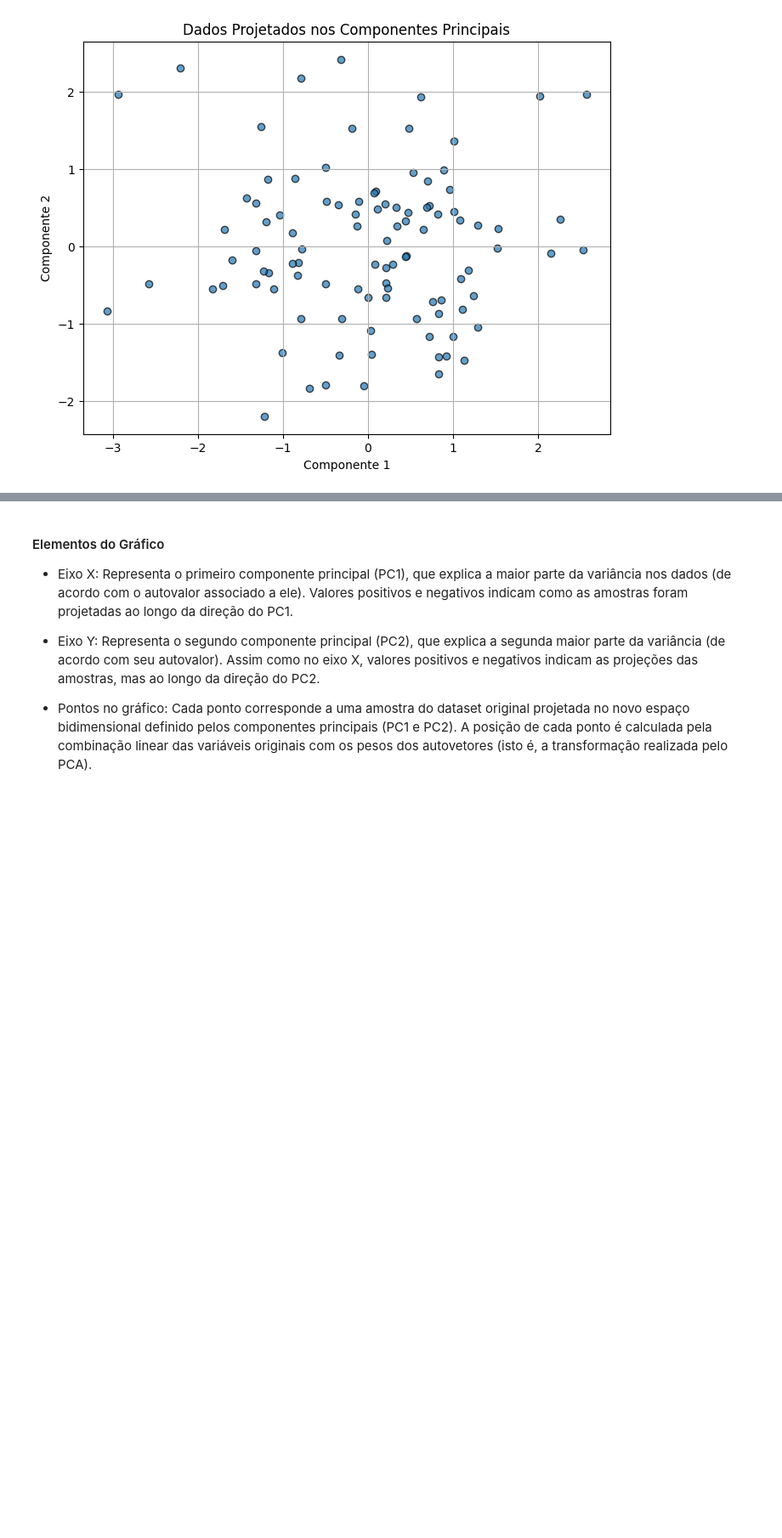
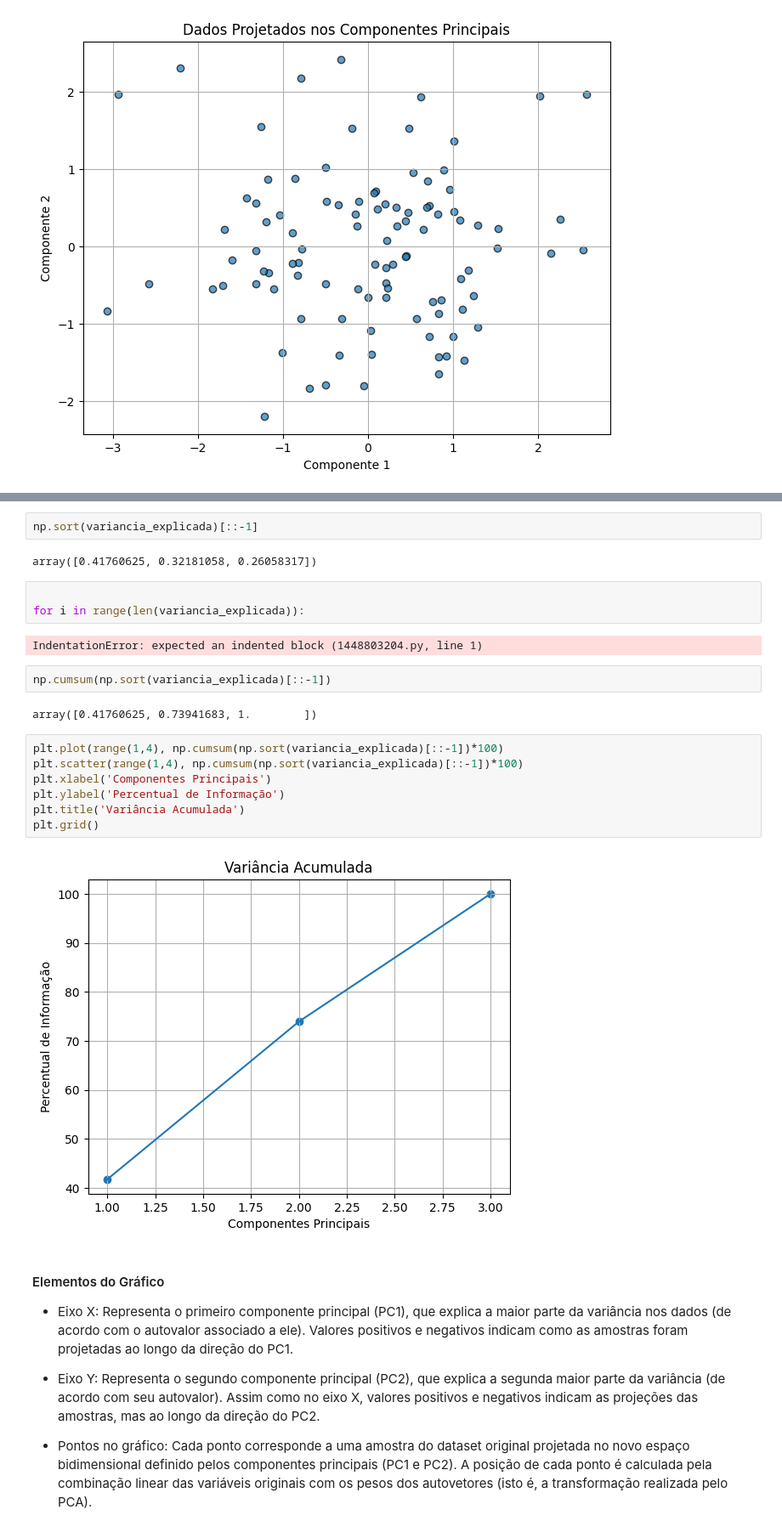
Before and after one commit to Hericson/Ciencia-de-Dados-Capacita-Brasil, a Jupyter notebook: Aula16_Aprendizado_não_supervisionado_na_prática_II.ipynb, the cells around one changed output, grey strips where cells are left out. Shown: that part at 85% size. Saved outputs shown, nothing was run; the diff lists cells and outputs as text; blank space fills up the shorter version.

```diff
--- a/Aula16_Aprendizado_não_supervisionado_na_prática_II.ipynb
+++ b/Aula16_Aprendizado_não_supervisionado_na_prática_II.ipynb
@@ -458,3 +494,25 @@ plt.show()
+# %%
+np.sort(variancia_explicada)[::-1]
+# %% [output]
+array([0.41760625, 0.32181058, 0.26058317])
+# %%
+
+for i in range(len(variancia_explicada)):
+# %% [output]
+IndentationError: expected an indented block (1448803204.py, line 1)
+# %%
+np.cumsum(np.sort(variancia_explicada)[::-1])
+# %% [output]
+array([0.41760625, 0.73941683, 1.        ])
+# %%
+plt.plot(range(1,4), np.cumsum(np.sort(variancia_explicada)[::-1])*100)
+plt.scatter(range(1,4), np.cumsum(np.sort(variancia_explicada)[::-1])*100)
+plt.xlabel('Componentes Principais')
+plt.ylabel('Percentual de Informação')
+plt.title('Variância Acumulada')
+plt.grid()
+# %% [output]
+[figure, added]
 # %% [markdown]
 #### Elementos do Gráfico
 
```
Also changed, not shown: parts of 11 cells of this notebook.
